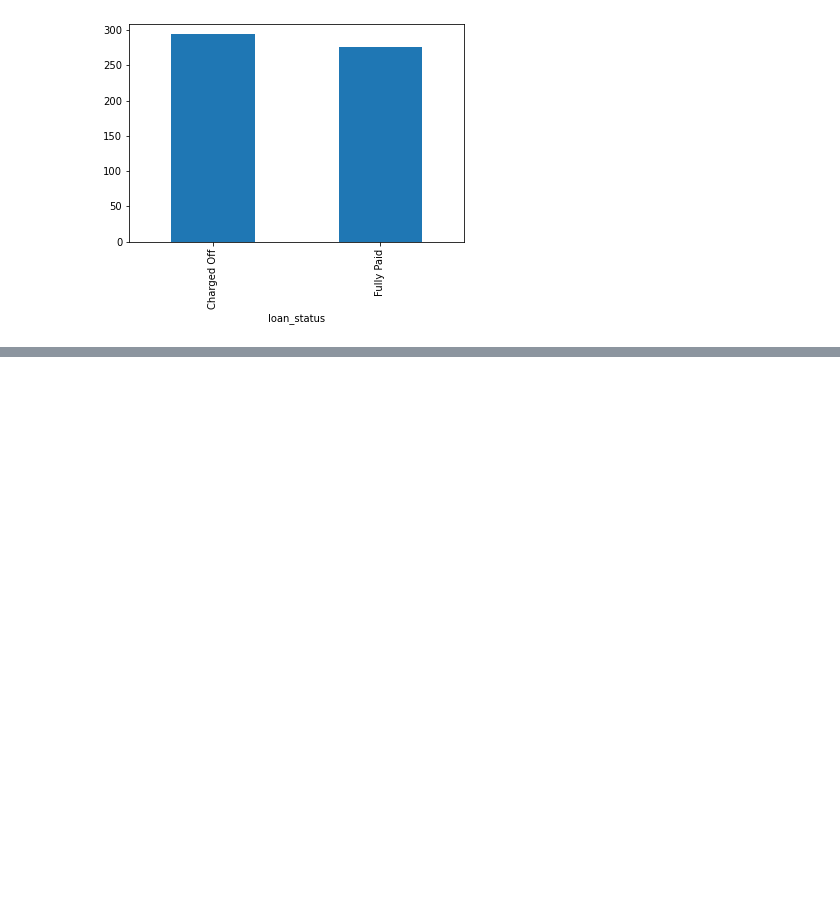
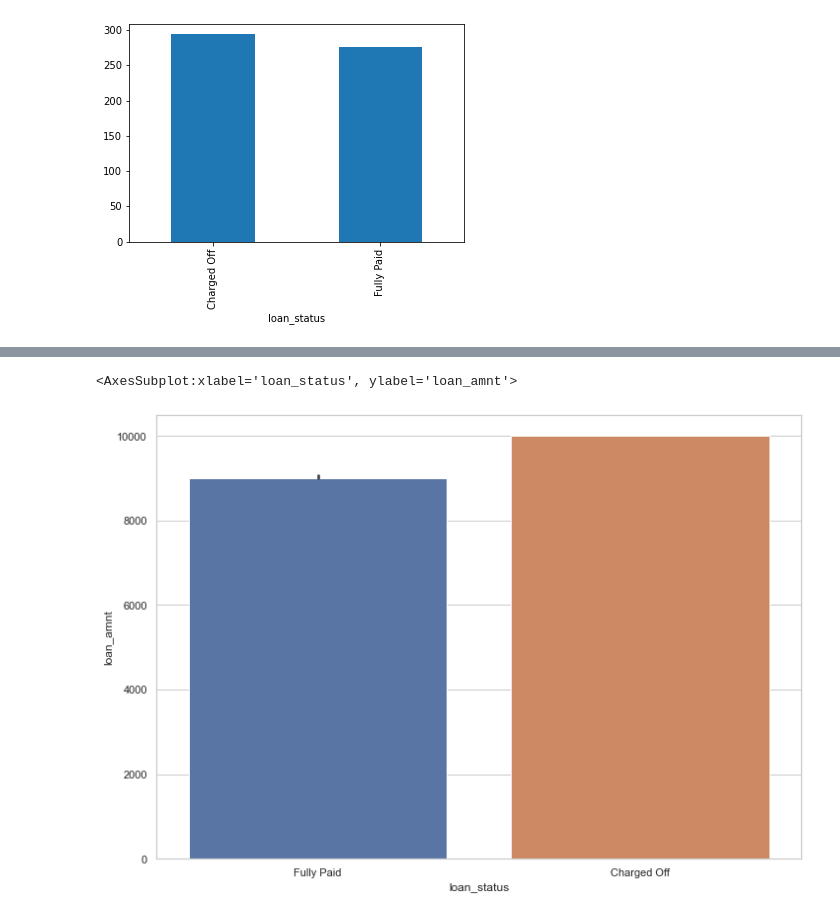
Before and after one commit to vishvmitra/LendingClubCaseStudy, a Jupyter notebook: Group_Facilitator_Vishvmitra_Belsare.ipynb, the cells around one changed output, grey strips where cells are left out. Saved outputs shown, nothing was run; the diff lists cells and outputs as text; code cells hidden in the pictures; blank space fills up the shorter version.

```diff
--- a/Group_Facilitator_Vishvmitra_Belsare.ipynb
+++ b/Group_Facilitator_Vishvmitra_Belsare.ipynb
@@ -478,0 +488,7 @@ plt.show()
+# %%
+# Loan_status vs loan_amnt and annual_inc
+
+sns.barplot(x = final_loan_data["loan_status"], y = final_loan_data["loan_amnt"], estimator = np.median)
+# %% [output]
+<AxesSubplot:xlabel='loan_status', ylabel='loan_amnt'>
+[figure, added]
```
Also changed, not shown: parts of 4 cells of this notebook.
